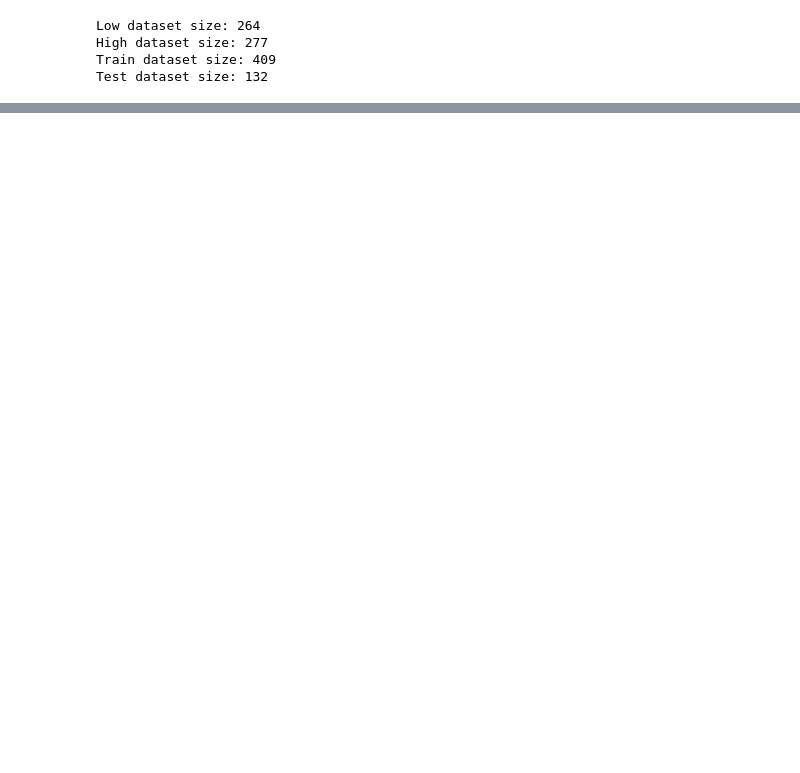
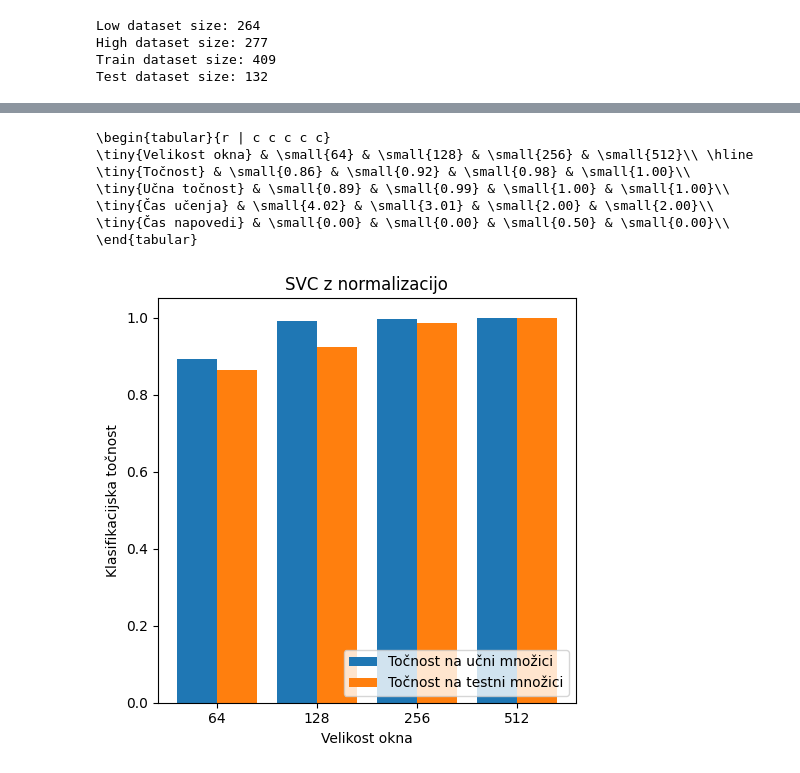
Before and after one commit to njezersek/cajon-sound-classification, a Jupyter notebook: test.ipynb, the cells around one changed output, grey strips where cells are left out. Cells and saved outputs as stored; diff of their text form; code cells hidden in the pictures; blank space fills up the shorter version.

```diff
--- a/test.ipynb
+++ b/test.ipynb
@@ -335,0 +227,13 @@ Test accruacy 512 1.0
+# %%
+svc =  SVC(kernel='linear', C=0.7)
+clf = make_pipeline(StandardScaler(), svc)
+test_model(clf, preprocess_dataset, 'svc_fft_scaled', 'SVC z normalizacijo')
+# %% [output]
+\begin{tabular}{r | c c c c c}
+\tiny{Velikost okna} & \small{64} & \small{128} & \small{256} & \small{512}\\ \hline
+\tiny{Točnost} & \small{0.86} & \small{0.92} & \small{0.98} & \small{1.00}\\
+\tiny{Učna točnost} & \small{0.89} & \small{0.99} & \small{1.00} & \small{1.00}\\
+\tiny{Čas učenja} & \small{4.02} & \small{3.01} & \small{2.00} & \small{2.00}\\
+\tiny{Čas napovedi} & \small{0.00} & \small{0.00} & \small{0.50} & \small{0.00}\\
+\end{tabular}
+[figure, added]
```
Also changed, not shown: parts of 13 cells of this notebook, 14 other files.
